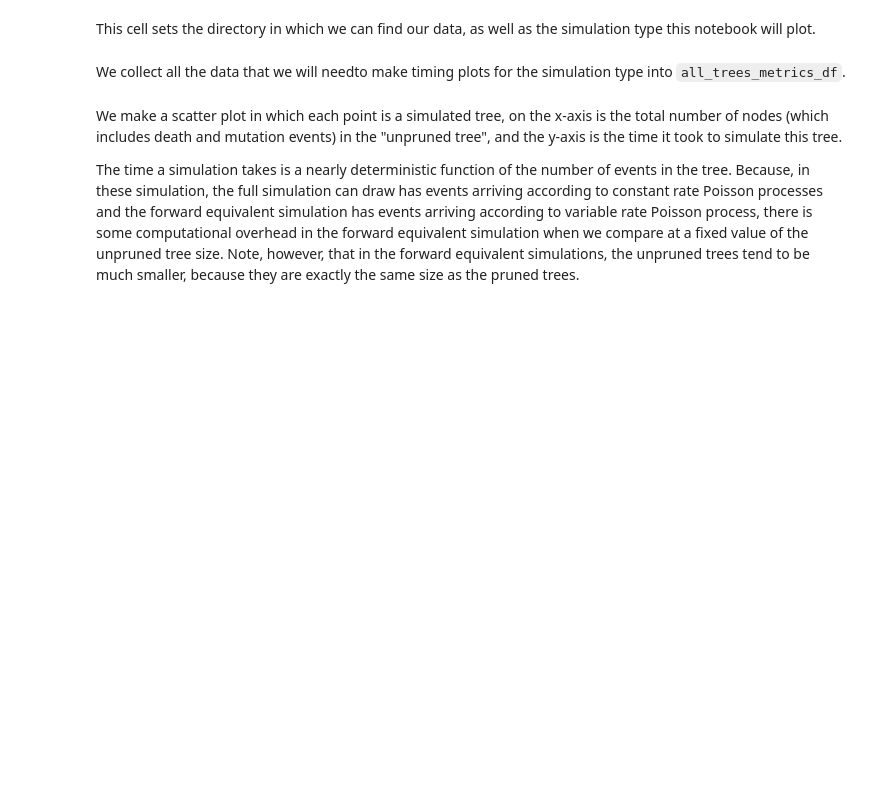
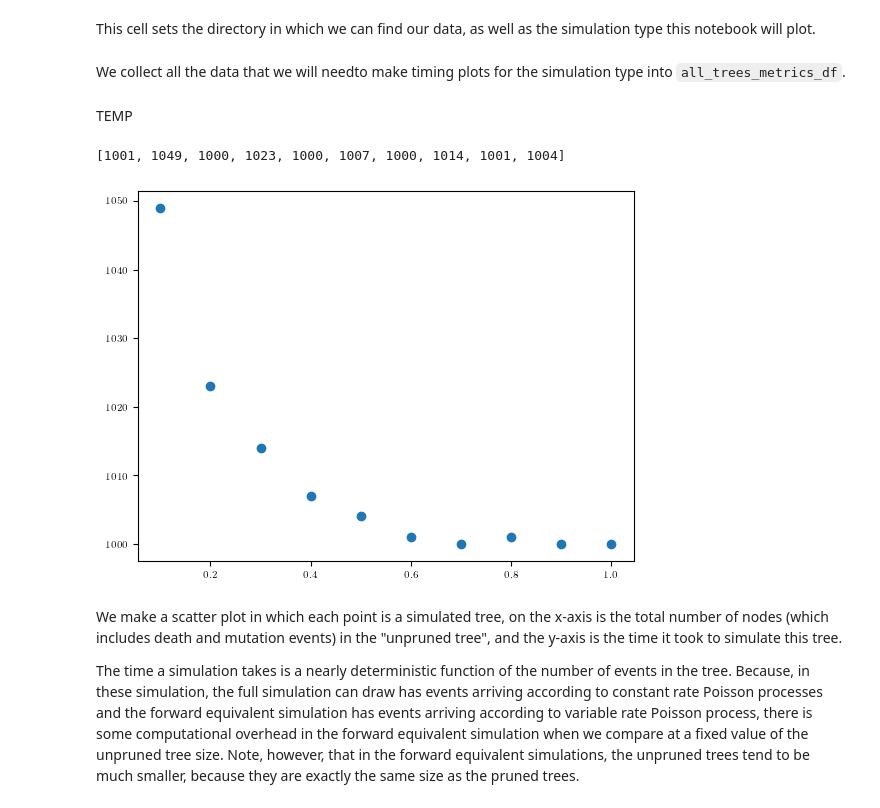
Before and after one commit to songlab-cal/forward-equivalent-trees, a Jupyter notebook: notebooks/timing_plots.ipynb, the cells around one changed output. Drawn from its saved outputs; the diff is of its cells as text; code cells hidden in the pictures; blank space fills up the shorter version.

```diff
--- a/notebooks/timing_plots.ipynb
+++ b/notebooks/timing_plots.ipynb
@@ -76,6 +76,42 @@ for sim_type in sim_types:
 
 
         all_tree_metrics_df.head()
+# %% [markdown]
+TEMP
+# %%
+rhos = []
+num_trees = []
+
+sim_type = "single_type_no_death"
+mode = "full"
+
+path_to_directory = data_directory/sim_type/mode  # This should be replaced with the actual path
+
+# Regular expression pattern to extract 'rho' and 'counter' from the filenames
+pattern = re.compile(rf"tree_metrics_{sim_type}_rho(\d+)_v(\d+)_df\.csv")
+
+# Iterate over all csv files in the directory
+for file_path in path_to_directory.glob(f"tree_metrics_{sim_type}_rho*_v*_df.csv"):
+
+    # Use the regex pattern to search the filename string
+    match = pattern.search(file_path.name)
+    if match:
+        # Extract 'rho' and 'counter' from the regex groups
+        rho = int(match.group(1)) / 10  # Dividing by 10 because the filename contains 10*rho
+        counter = int(match.group(2))
+
+        # Read the csv file
+        tree_metrics_df = pd.read_csv(file_path)
+        rhos.append(rho)
+        num_trees.append(tree_metrics_df.shape[0])
+# %%
+print(num_trees)
+plt.scatter(rhos,num_trees)
+# plt.ylim(bottom = 0)
+plt.savefig('num_trees_with_rho_partial_axis_single_type_no_death.pdf')
+# %% [output]
+[1001, 1049, 1000, 1023, 1000, 1007, 1000, 1014, 1001, 1004]
+[figure, added]
 # %% [markdown]
 We make a scatter plot in which each point is a simulated tree, on the x-axis is the total number of nodes (which includes death and mutation events) in the "unpruned tree", and the y-axis is the time it took to simulate this tree.
 
```
Also changed, not shown: parts of 2 cells of this notebook, 3 other files.
